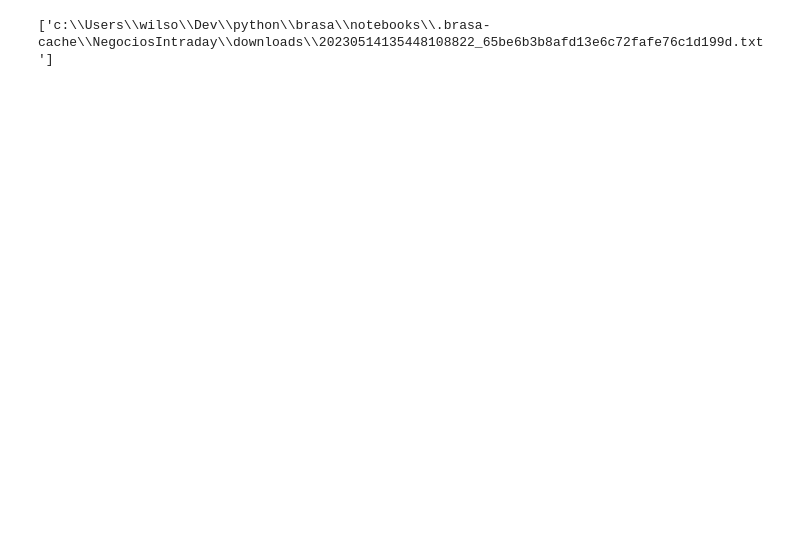
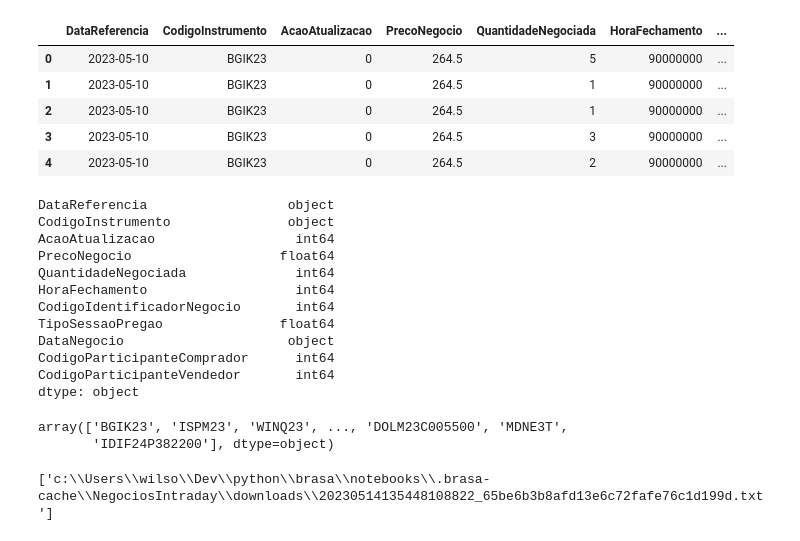
Before and after one commit to wilsonfreitas/brasa, a Jupyter notebook: notebooks/workspace.ipynb, the cells around one changed output. Cells and saved outputs as stored; diff of their text form; code cells hidden in the pictures; blank space fills up the shorter version.

```diff
--- a/notebooks/workspace.ipynb
+++ b/notebooks/workspace.ipynb
@@ -8,3 +75,32 @@ from brasa.templates import read_marketdata, download_marketdata
+# %%
+f = "c:\\Users\\wilso\\Dev\\python\\brasa\\notebooks\\.brasa-cache\\NegociosIntraday\\downloads\\20230514135448108822_65be6b3b8afd13e6c72fafe76c1d199d.txt"
+df = pd.read_csv(f, sep=";", decimal=",")
+display(df.head())
+df.dtypes
+# %% [output]
+|  | DataReferencia | CodigoInstrumento | AcaoAtualizacao | PrecoNegocio | QuantidadeNegociada | HoraFechamento | ... |
+| 0 | 2023-05-10 | BGIK23 | 0 | 264.5 | 5 | 90000000 | ... |
+| 1 | 2023-05-10 | BGIK23 | 0 | 264.5 | 1 | 90000000 | ... |
+| 2 | 2023-05-10 | BGIK23 | 0 | 264.5 | 1 | 90000000 | ... |
+| 3 | 2023-05-10 | BGIK23 | 0 | 264.5 | 3 | 90000000 | ... |
+| 4 | 2023-05-10 | BGIK23 | 0 | 264.5 | 2 | 90000000 | ... |
+DataReferencia                  object
+CodigoInstrumento               object
+AcaoAtualizacao                  int64
+PrecoNegocio                   float64
+QuantidadeNegociada              int64
+HoraFechamento                   int64
+CodigoIdentificadorNegocio       int64
+TipoSessaoPregao               float64
+DataNegocio                     object
+CodigoParticipanteComprador      int64
+CodigoParticipanteVendedor       int64
+dtype: object
+# %%
+df.CodigoInstrumento.unique()
+# %% [output]
+array(['BGIK23', 'ISPM23', 'WINQ23', ..., 'DOLM23C005500', 'MDNE3T',
+       'IDIF24P382200'], dtype=object)
 # %%
 download_marketdata("NegociosIntraday", refdate=datetime(2023, 5, 10))
 # %% [output]
```
Also changed, not shown: parts of 9 cells of this notebook.
